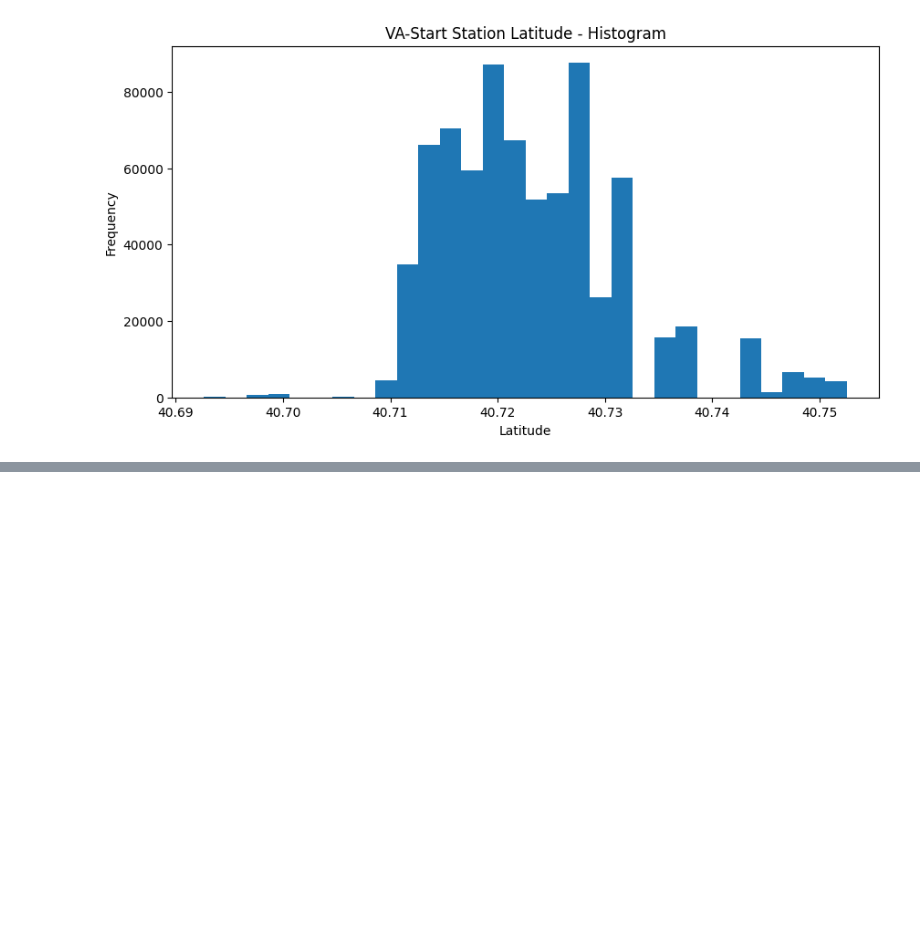
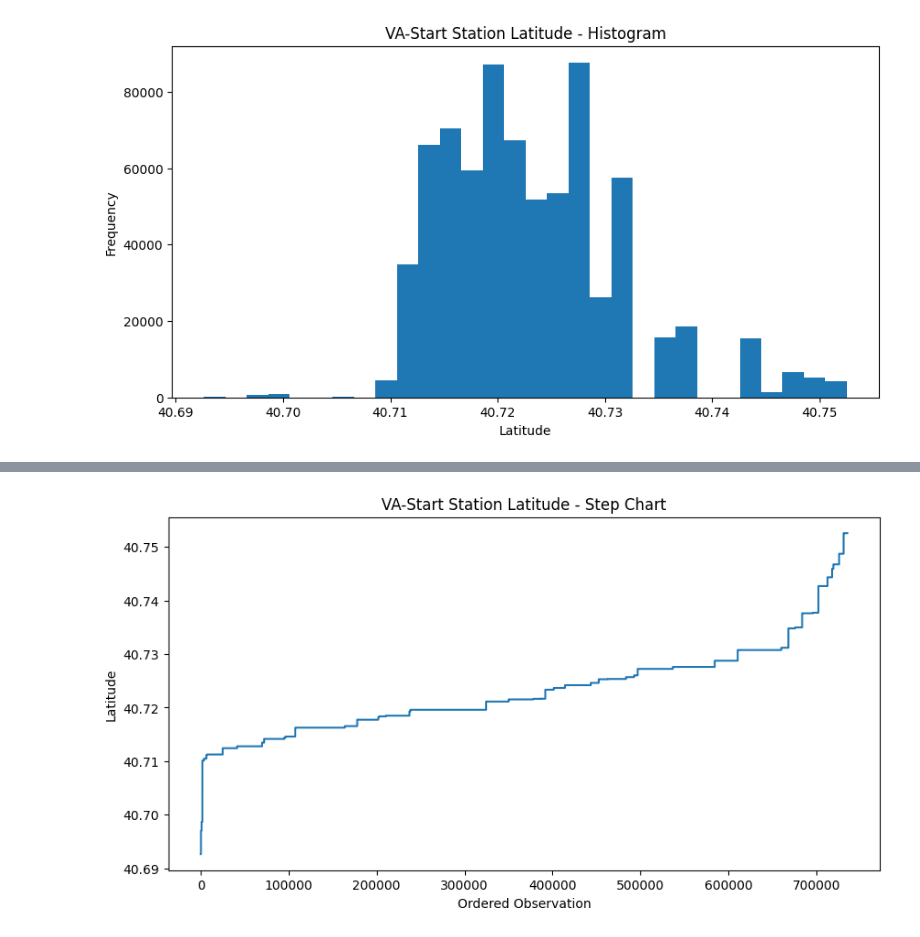
Before and after one commit to nadilHesara/Testing-and-Learning-ML-models, a Jupyter notebook: New York Citi Bike Dataset/Data Analysis In Class Acitivites/plots.ipynb, the cells around one changed output, grey strips where cells are left out. Cells and saved outputs as stored; diff of their text form; code cells hidden in the pictures; blank space fills up the shorter version.

```diff
--- a/New York Citi Bike Dataset/Data Analysis In Class Acitivites/plots.ipynb
+++ b/New York Citi Bike Dataset/Data Analysis In Class Acitivites/plots.ipynb
@@ -287,0 +297,11 @@ plt.show()
+# %%
+lat_sorted = lat.sort_values().reset_index(drop=True)
+
+plt.figure(figsize=(10, 5))
+plt.step(range(len(lat_sorted)), lat_sorted, where="mid")
+plt.title("VA-Start Station Latitude - Step Chart")
+plt.xlabel("Ordered Observation")
+plt.ylabel("Latitude")
+plt.show()
+# %% [output]
+[figure, added]
```
Also changed, not shown: parts of 16 cells of this notebook, 16 other files.
